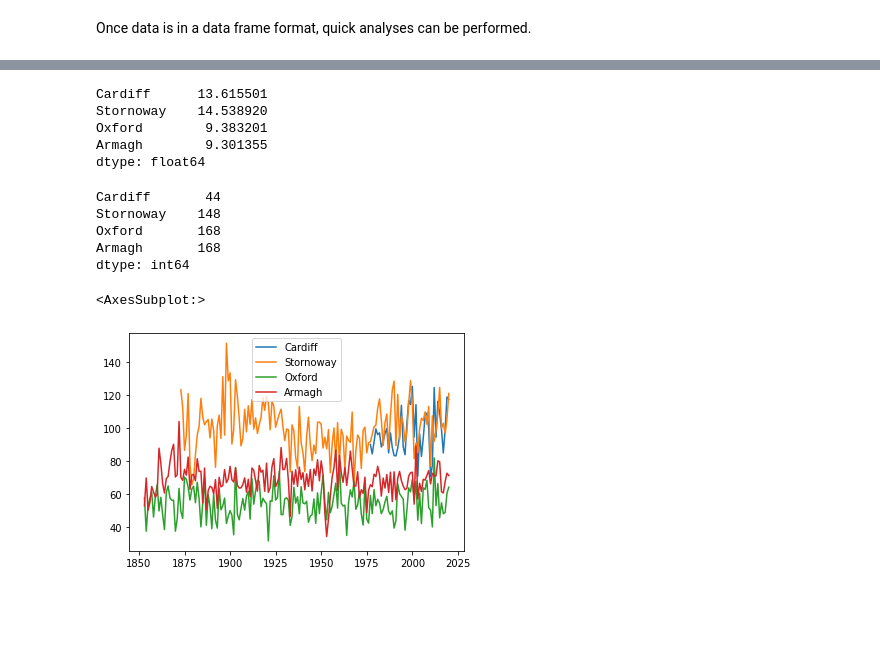
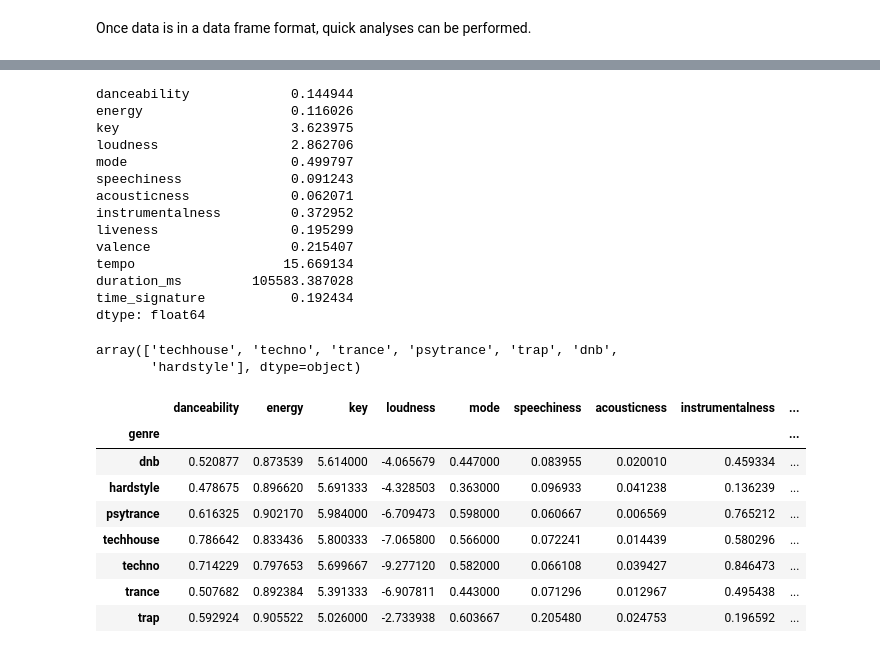
Before and after one commit to edwarddavis1/computational_statistics_coursework, a Jupyter notebook: week_8_python_data_analysis/python_data_analysis_portfolio_8_jupyter.ipynb, the cells around one changed output, grey strips where cells are left out. Drawn from its saved outputs; the diff is of its cells as text; code cells hidden in the pictures; blank space fills up the shorter version.

```diff
--- a/week_8_python_data_analysis/python_data_analysis_portfolio_8_jupyter.ipynb
+++ b/week_8_python_data_analysis/python_data_analysis_portfolio_8_jupyter.ipynb
@@ -30,22 +40,36 @@ Armagh        68.803571
 dtype: float64
 # %%
-rain.std()
+df.std()
 # %% [output]
-Cardiff      13.615501
-Stornoway    14.538920
-Oxford        9.383201
-Armagh        9.301355
+danceability             0.144944
+energy                   0.116026
+key                      3.623975
+loudness                 2.862706
+mode                     0.499797
+speechiness              0.091243
+acousticness             0.062071
+instrumentalness         0.372952
+liveness                 0.195299
+valence                  0.215407
+tempo                   15.669134
+duration_ms         105583.387028
+time_signature           0.192434
 dtype: float64
-# %%
-rain.count()
-# %% [output]
-Cardiff       44
-Stornoway    148
-Oxford       168
-Armagh       168
-dtype: int64
-# %%
-rain.plot()
-# %% [output]
-<AxesSubplot:>
-[figure, removed]
+# %%
+df.genre.unique()
+# %% [output]
+array(['techhouse', 'techno', 'trance', 'psytrance', 'trap', 'dnb',
+       'hardstyle'], dtype=object)
+# %%
+# See the average value of each feature for a specific class
+df.groupby('genre').mean()
+# %% [output]
+|  | danceability | energy | key | loudness | mode | speechiness | acousticness | instrumentalness | ... |
+| genre |  |  |  |  |  |  |  |  | ... |
+| dnb | 0.520877 | 0.873539 | 5.614000 | -4.065679 | 0.447000 | 0.083955 | 0.020010 | 0.459334 | ... |
+| hardstyle | 0.478675 | 0.896620 | 5.691333 | -4.328503 | 0.363000 | 0.096933 | 0.041238 | 0.136239 | ... |
+| psytrance | 0.616325 | 0.902170 | 5.984000 | -6.709473 | 0.598000 | 0.060667 | 0.006569 | 0.765212 | ... |
+| techhouse | 0.786642 | 0.833436 | 5.800333 | -7.065800 | 0.566000 | 0.072241 | 0.014439 | 0.580296 | ... |
+| techno | 0.714229 | 0.797653 | 5.699667 | -9.277120 | 0.582000 | 0.066108 | 0.039427 | 0.846473 | ... |
+| trance | 0.507682 | 0.892384 | 5.391333 | -6.907811 | 0.443000 | 0.071296 | 0.012967 | 0.495438 | ... |
+| trap | 0.592924 | 0.905522 | 5.026000 | -2.733938 | 0.603667 | 0.205480 | 0.024753 | 0.196592 | ... |
```
Also changed, not shown: parts of 18 cells of this notebook, 3 other files.
